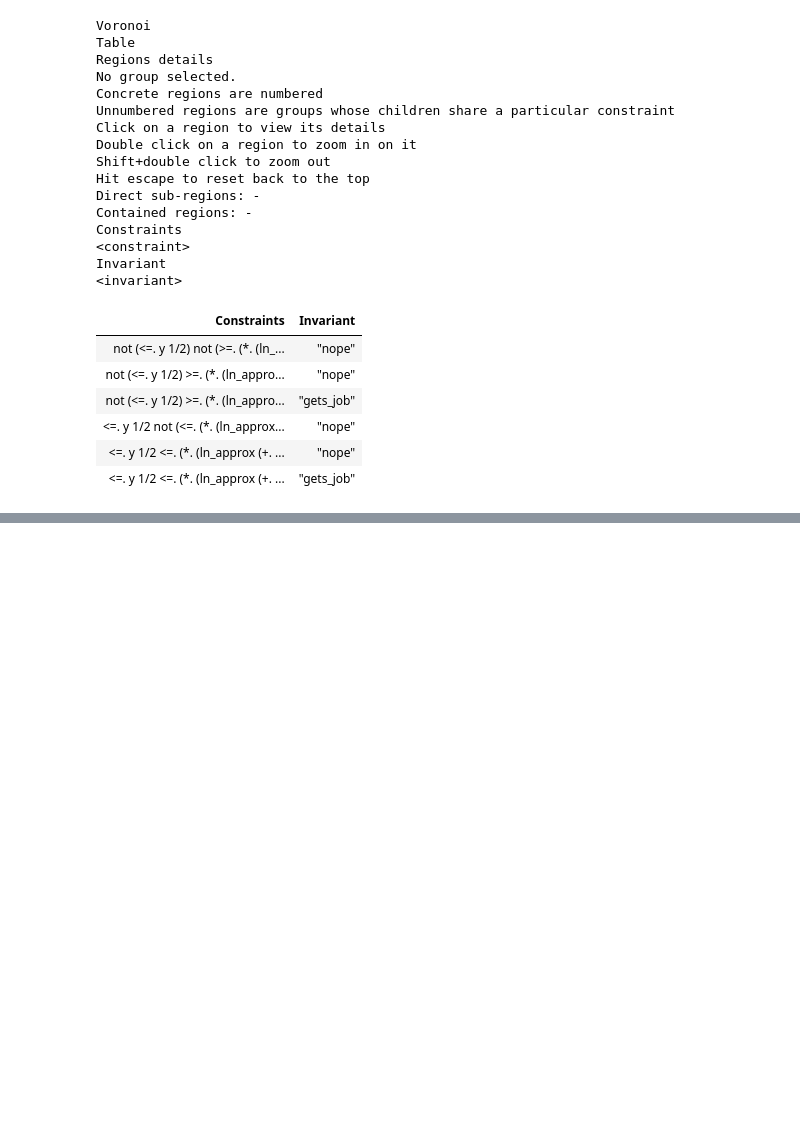
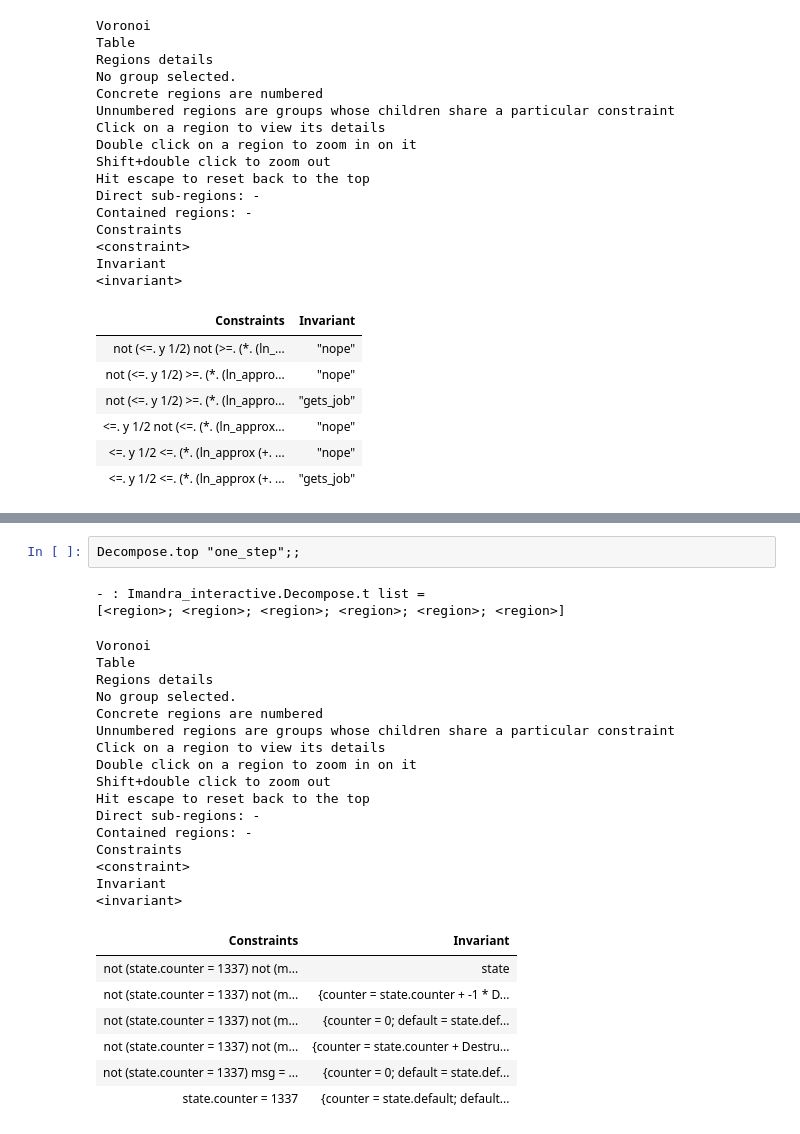
Before and after one commit to imandra-ai/imandra-stats-experiments, a Jupyter notebook: probabilistic_reasoning/probabilistic_reasoning.ipynb, the cells around one changed output, grey strips where cells are left out. Drawn from its saved outputs; the diff is of its cells as text; blank space fills up the shorter version.

```diff
--- a/probabilistic_reasoning/probabilistic_reasoning.ipynb
+++ b/probabilistic_reasoning/probabilistic_reasoning.ipynb
@@ -336,0 +363,28 @@ Invariant
+# %%
+Decompose.top "one_step";;
+# %% [output]
+- : Imandra_interactive.Decompose.t list =
+[<region>; <region>; <region>; <region>; <region>; <region>]
+Voronoi
+Table
+Regions details
+No group selected.
+Concrete regions are numbered
+Unnumbered regions are groups whose children share a particular constraint
+Click on a region to view its details
+Double click on a region to zoom in on it
+Shift+double click to zoom out
+Hit escape to reset back to the top
+Direct sub-regions: -
+Contained regions: -
+Constraints
+<constraint>
+Invariant
+<invariant>
+| Constraints | Invariant |
+| not (state.counter = 1337) not (m... | state |
+| not (state.counter = 1337) not (m... | {counter = state.counter + -1 * D... |
+| not (state.counter = 1337) not (m... | {counter = 0; default = state.def... |
+| not (state.counter = 1337) not (m... | {counter = state.counter + Destru... |
+| not (state.counter = 1337) msg = ... | {counter = 0; default = state.def... |
+| state.counter = 1337 | {counter = state.default; default... |
```
Also changed, not shown: parts of 5 cells of this notebook, 17 other files.
